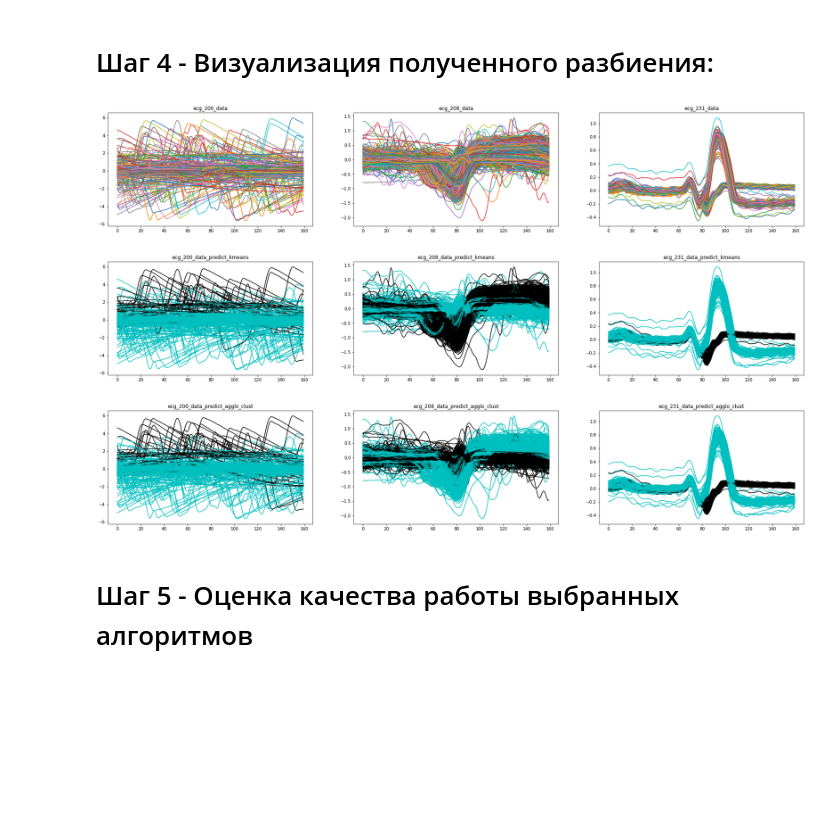
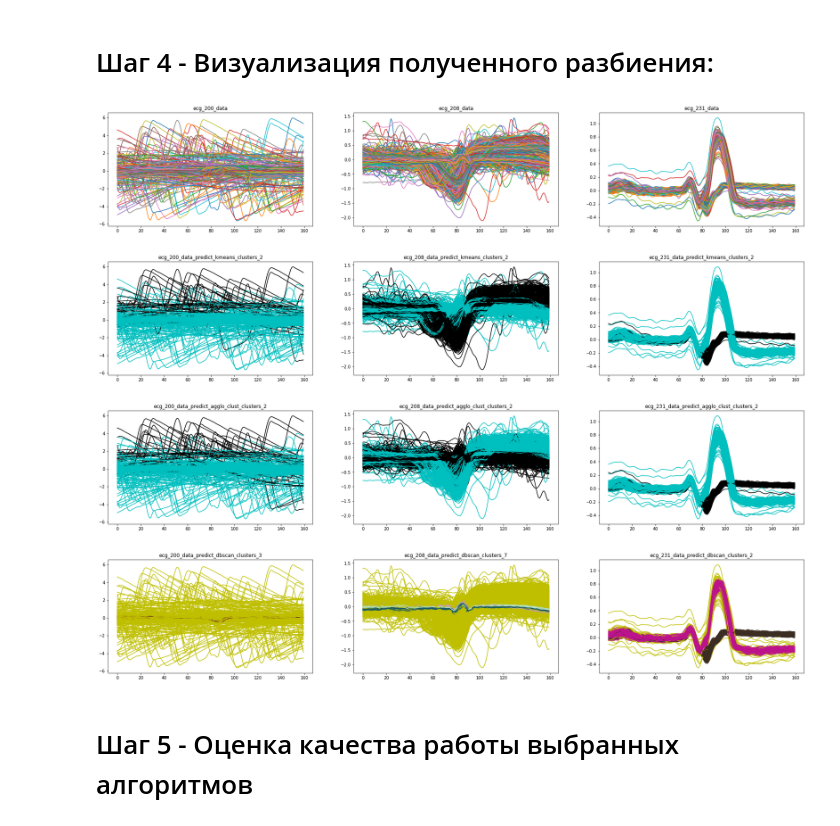
Before and after one commit to axreldable/tech_ml_intro, a Jupyter notebook: lesson_3/lecture/ecg/ecg_task.ipynb, the cells around one changed output. Drawn from its saved outputs; the diff is of its cells as text; code cells hidden in the pictures; blank space fills up the shorter version.

```diff
--- a/lesson_3/lecture/ecg/ecg_task.ipynb
+++ b/lesson_3/lecture/ecg/ecg_task.ipynb
@@ -64,11 +70,16 @@ def to_zeros(labels, symbol):
 # %%
 from sklearn.cluster import KMeans
 from sklearn.cluster import AgglomerativeClustering
+from sklearn.cluster import DBSCAN
 
 kmeans_00 = KMeans(n_clusters=2, random_state=0).fit(ecg_200_data)
 kmeans_08 = KMeans(n_clusters=2, random_state=0).fit(ecg_208_data)
 kmeans_31 = KMeans(n_clusters=2, random_state=0).fit(ecg_231_data)
 
-agglo_clust_00 = AgglomerativeClustering().fit(ecg_200_data)
-agglo_clust_08 = AgglomerativeClustering().fit(ecg_208_data)
-agglo_clust_31 = AgglomerativeClustering().fit(ecg_231_data)
+agglo_clust_00 = AgglomerativeClustering(n_clusters=2).fit(ecg_200_data)
+agglo_clust_08 = AgglomerativeClustering(n_clusters=2).fit(ecg_208_data)
+agglo_clust_31 = AgglomerativeClustering(n_clusters=2).fit(ecg_231_data)
+
+dbscan_00 = DBSCAN(eps=0.3, min_samples=10).fit(ecg_200_data)
+dbscan_08 = DBSCAN(eps=0.3, min_samples=10).fit(ecg_208_data)
+dbscan_31 = DBSCAN(eps=0.3, min_samples=10).fit(ecg_231_data)
@@ -140,19 +148,26 @@ def print_predicts(algos, datas, titles, algo_name):
 # %%
 print_ecgs(
     [ecg_200_data, ecg_208_data, ecg_231_data],
     ['ecg_200_data', 'ecg_208_data', 'ecg_231_data']
 )
+# формат имени: [имя данных]_predict_[имя алгоритма]_clusters_[количество кластеров в разбиении]
 print_predicts(
     [kmeans_00, kmeans_08, kmeans_31],
     [ecg_200_data, ecg_208_data, ecg_231_data],
     ['ecg_200_data', 'ecg_208_data', 'ecg_231_data'], 'kmeans'
 )
 print_predicts(
     [agglo_clust_00, agglo_clust_08, agglo_clust_31],
     [ecg_200_data, ecg_208_data, ecg_231_data],
     ['ecg_200_data', 'ecg_208_data', 'ecg_231_data'], 'agglo_clust'
 )
+print_predicts(
+    [dbscan_00, dbscan_08, dbscan_31],
+    [ecg_200_data, ecg_208_data, ecg_231_data],
+    ['ecg_200_data', 'ecg_208_data', 'ecg_231_data'], 'dbscan'
+)
 # %% [output]
 [figure]
-[figure, old version]
+[figure, new version]
-[figure, old version]
+[figure, new version]
+[figure, added]
```
Also changed, not shown: parts of 13 cells of this notebook.
